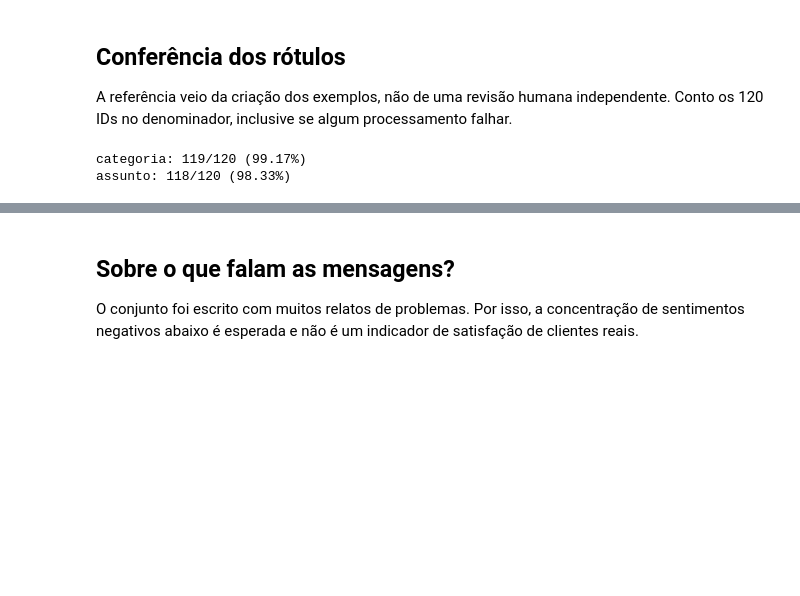
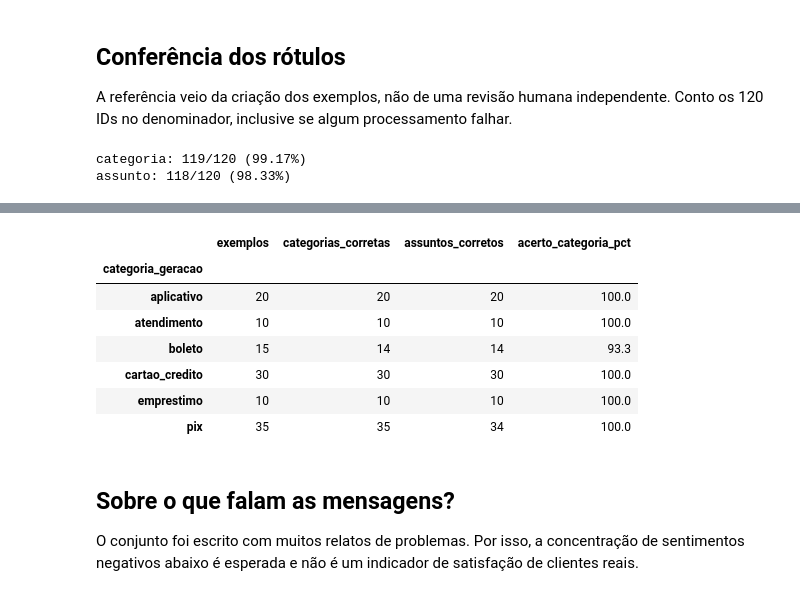
Before and after one commit to guimalucas/AI-Customer-Intelligence, a Jupyter notebook: 01_customer_feedback_analysis.ipynb, the cells around one changed output, grey strips where cells are left out. Cells and saved outputs as stored; diff of their text form; code cells hidden in the pictures; blank space fills up the shorter version.

```diff
--- a/01_customer_feedback_analysis.ipynb
+++ b/01_customer_feedback_analysis.ipynb
@@ -37,3 +63,22 @@ assunto: 118/120 (98.33%)
+# %%
+avaliacao["categoria_correta"] = validos & avaliacao["categoria_geracao"].eq(avaliacao["categoria"])
+avaliacao["assunto_correto"] = validos & avaliacao["assunto_geracao"].eq(avaliacao["assunto"])
+por_categoria = avaliacao.groupby("categoria_geracao").agg(
+    exemplos=("id", "size"),
+    categorias_corretas=("categoria_correta", "sum"),
+    assuntos_corretos=("assunto_correto", "sum"),
+)
+por_categoria["acerto_categoria_pct"] = 100 * por_categoria["categorias_corretas"] / por_categoria["exemplos"]
+display(por_categoria.round(1))
+# %% [output]
+|  | exemplos | categorias_corretas | assuntos_corretos | acerto_categoria_pct |
+| categoria_geracao |  |  |  |  |
+| aplicativo | 20 | 20 | 20 | 100.0 |
+| atendimento | 10 | 10 | 10 | 100.0 |
+| boleto | 15 | 14 | 14 | 93.3 |
+| cartao_credito | 30 | 30 | 30 | 100.0 |
+| emprestimo | 10 | 10 | 10 | 100.0 |
+| pix | 35 | 35 | 34 | 100.0 |
 # %% [markdown]
 ## Sobre o que falam as mensagens?
 
```
Also changed, not shown: parts of 9 cells of this notebook.
